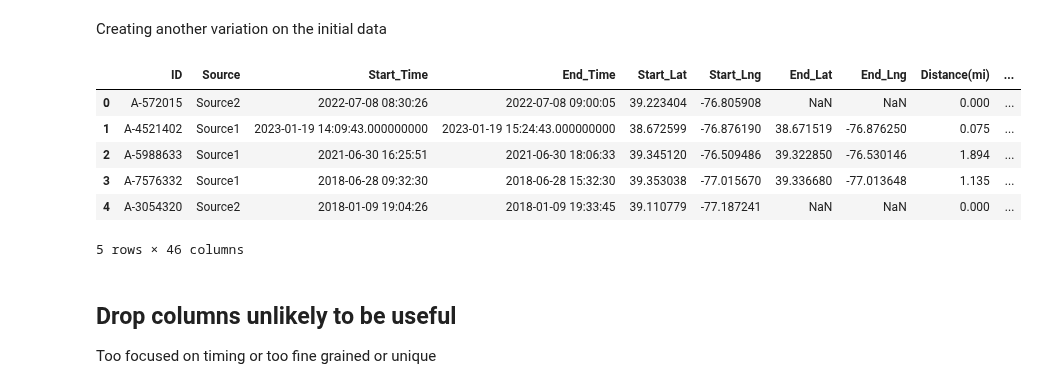
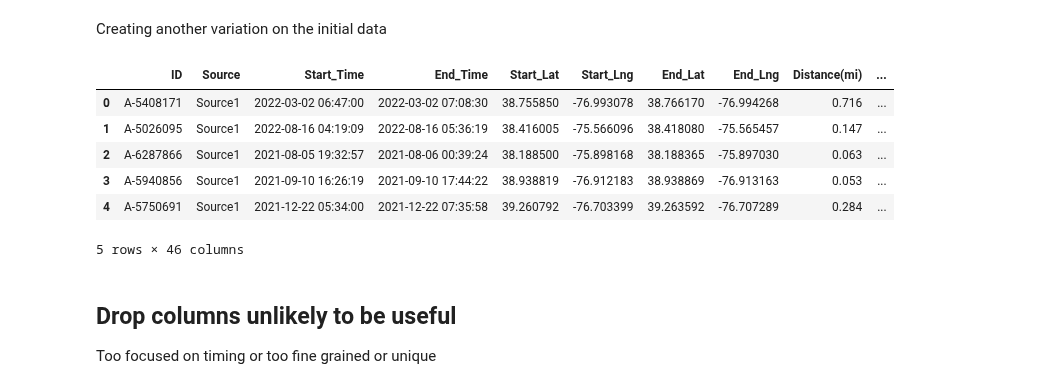
Before and after one commit to fenrirbatdorf/Accident_Data_Preprocessing, a Jupyter notebook: Notebooks/2class_Dr_Olsen_Control_Preprocess.ipynb, the cells around one changed output. Saved outputs shown, nothing was run; the diff lists cells and outputs as text; code cells hidden in the pictures.

```diff
--- a/Notebooks/2class_Dr_Olsen_Control_Preprocess.ipynb
+++ b/Notebooks/2class_Dr_Olsen_Control_Preprocess.ipynb
@@ -18,14 +10,16 @@ def data_input(folder1, folder2, file_x, file_y):
 # %%
-# TEST SET INPUT
-df = data_input("Data_Raw", "train_data", "X_train_2c_downsamp", "y_train_2c_downsamp")
+
+X = pd.read_csv("../Data_Raw/Class4_vs_123_ML_Data/test/X_test_4_v_123.csv")
+y = pd.read_csv("../Data_Raw/Class4_vs_123_ML_Data/test/y_test_4_v_123.csv")
+df = pd.concat([X, y], axis=1)
 df.head()
 # %% [output]
 |  | ID | Source | Start_Time | End_Time | Start_Lat | Start_Lng | End_Lat | End_Lng | Distance(mi) | ... |
-| 0 | A-572015 | Source2 | 2022-07-08 08:30:26 | 2022-07-08 09:00:05 | 39.223404 | -76.805908 | NaN | NaN | 0.000 | ... |
-| 1 | A-4521402 | Source1 | 2023-01-19 14:09:43.000000000 | 2023-01-19 15:24:43.000000000 | 38.672599 | -76.876190 | 38.671519 | -76.876250 | 0.075 | ... |
-| 2 | A-5988633 | Source1 | 2021-06-30 16:25:51 | 2021-06-30 18:06:33 | 39.345120 | -76.509486 | 39.322850 | -76.530146 | 1.894 | ... |
-| 3 | A-7576332 | Source1 | 2018-06-28 09:32:30 | 2018-06-28 15:32:30 | 39.353038 | -77.015670 | 39.336680 | -77.013648 | 1.135 | ... |
-| 4 | A-3054320 | Source2 | 2018-01-09 19:04:26 | 2018-01-09 19:33:45 | 39.110779 | -77.187241 | NaN | NaN | 0.000 | ... |
+| 0 | A-5408171 | Source1 | 2022-03-02 06:47:00 | 2022-03-02 07:08:30 | 38.755850 | -76.993078 | 38.766170 | -76.994268 | 0.716 | ... |
+| 1 | A-5026095 | Source1 | 2022-08-16 04:19:09 | 2022-08-16 05:36:19 | 38.416005 | -75.566096 | 38.418080 | -75.565457 | 0.147 | ... |
+| 2 | A-6287866 | Source1 | 2021-08-05 19:32:57 | 2021-08-06 00:39:24 | 38.188500 | -75.898168 | 38.188365 | -75.897030 | 0.063 | ... |
+| 3 | A-5940856 | Source1 | 2021-09-10 16:26:19 | 2021-09-10 17:44:22 | 38.938819 | -76.912183 | 38.938869 | -76.913163 | 0.053 | ... |
+| 4 | A-5750691 | Source1 | 2021-12-22 05:34:00 | 2021-12-22 07:35:58 | 39.260792 | -76.703399 | 39.263592 | -76.707289 | 0.284 | ... |
 5 rows × 46 columns
 # %%
 # TRAIN SET INPUT
```
Also changed, not shown: parts of 21 cells of this notebook.
